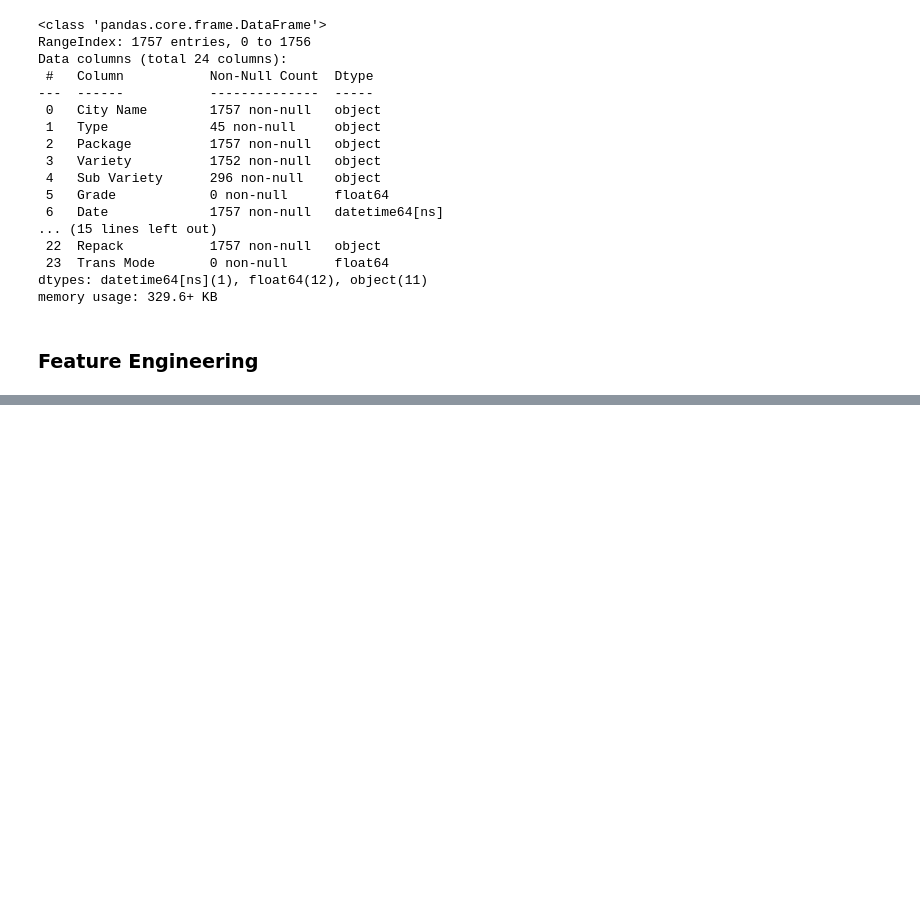
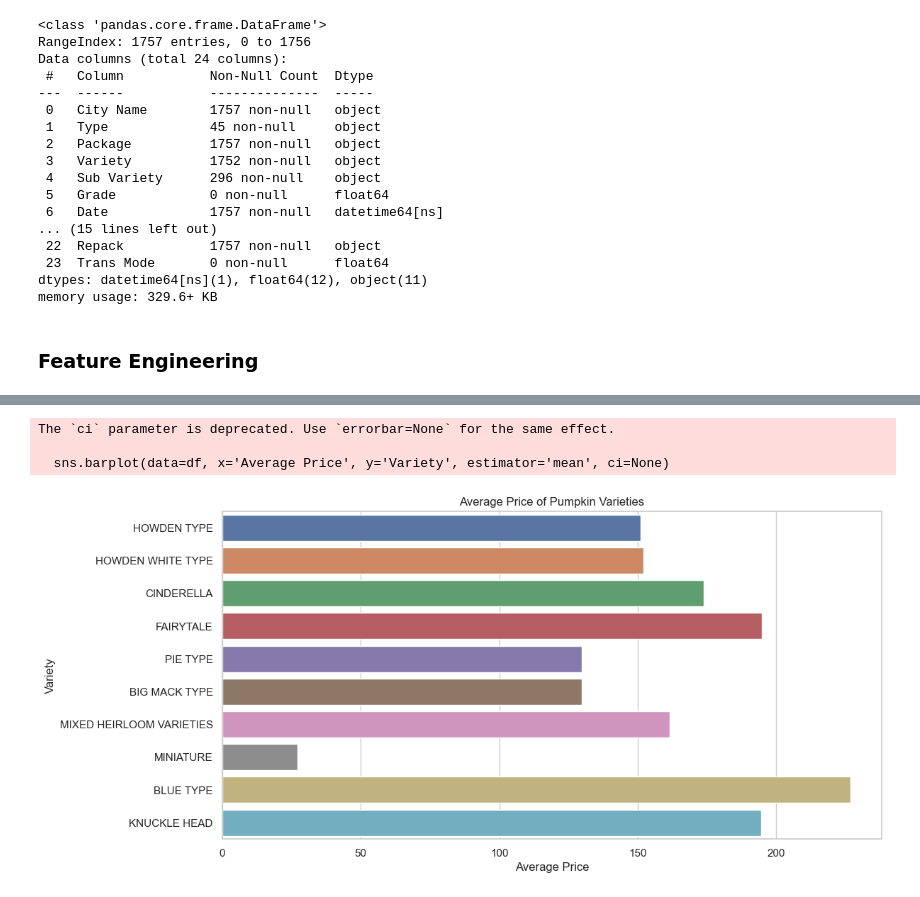
Before and after one commit to uzakariyya/Cohort-3.0-Machine-Learning-Assignments, a Jupyter notebook: Regression_Assingment/2_Regression_Assignment.ipynb, the cells around one changed output, grey strips where cells are left out. Drawn from its saved outputs; the diff is of its cells as text; code cells hidden in the pictures; blank space fills up the shorter version.

```diff
--- a/Regression_Assingment/2_Regression_Assignment.ipynb
+++ b/Regression_Assingment/2_Regression_Assignment.ipynb
@@ -124,0 +144,13 @@ ValueError: Could not interpret value `Pond` for parameter `x`
+# %%
+# Average Price of Pumpkins Varieties
+plt.figure(figsize=(12,6))
+sns.barplot(data=df, x='Average Price', y='Variety', estimator='mean', ci=None)
+plt.title('Average Price of Pumpkin Varieties')
+plt.xlabel('Average Price')
+plt.ylabel('Variety')
+plt.show()
+# %% [output]
+The `ci` parameter is deprecated. Use `errorbar=None` for the same effect.
+
+  sns.barplot(data=df, x='Average Price', y='Variety', estimator='mean', ci=None)
+[figure, added]
```
Also changed, not shown: parts of 13 cells of this notebook, 1 other file.
